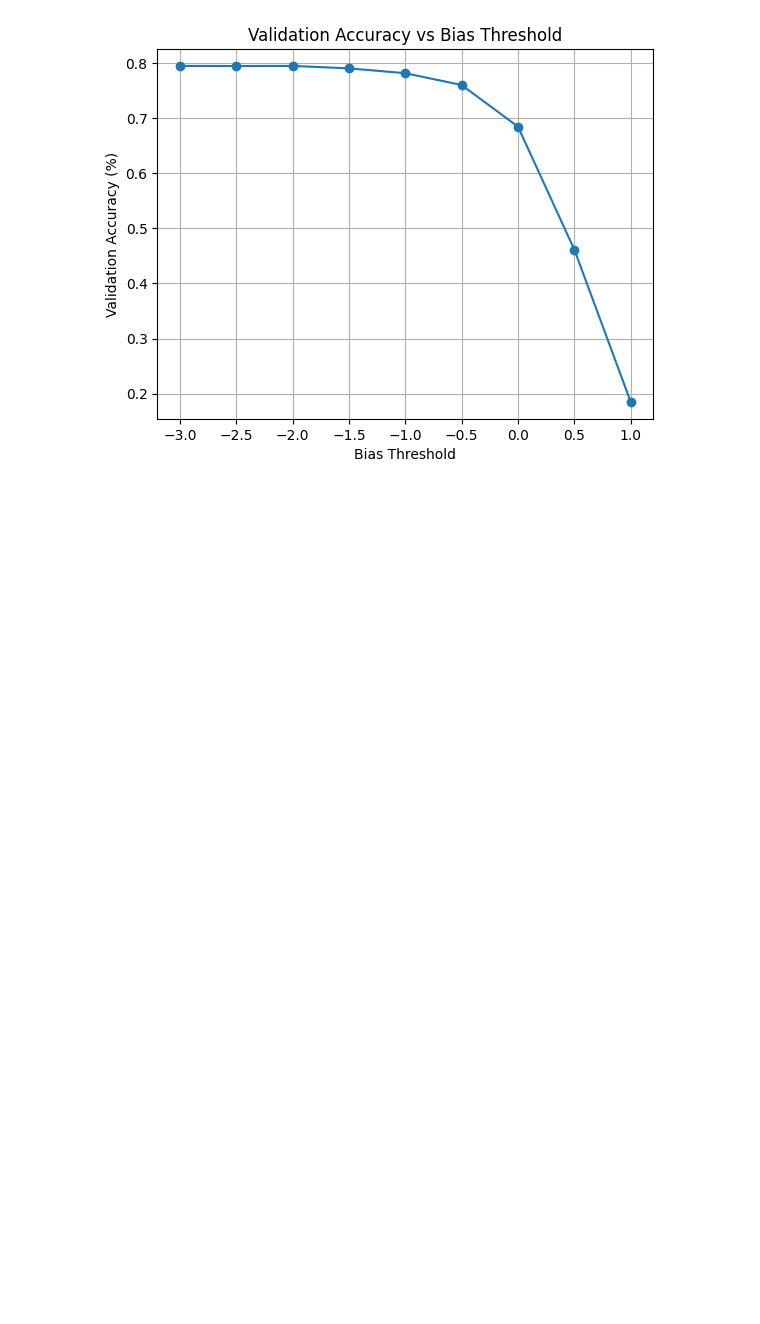
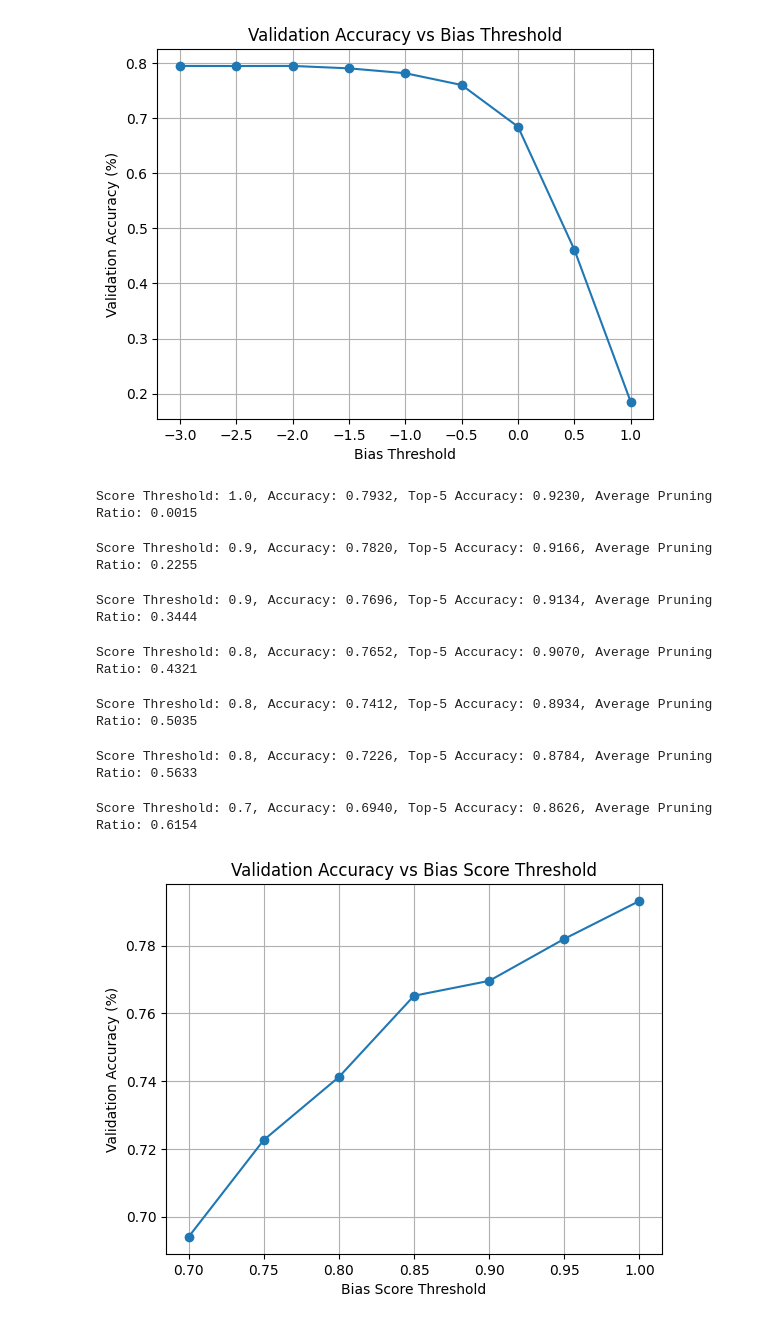
Before and after one commit to Carlosss543/attention-with-bias, a Jupyter notebook: forward_pruning.ipynb, the cells around one changed output. Saved outputs shown, nothing was run; the diff lists cells and outputs as text; code cells hidden in the pictures; blank space fills up the shorter version.

Commit message:
nouvelle méthode de pruning avec le score

```diff
--- a/forward_pruning.ipynb
+++ b/forward_pruning.ipynb
@@ -16,7 +16,8 @@ params = SimpleNamespace(
     img_size=224,
     batch_size=128,
     bias_threshold=None,
-    bias_topk=None
+    bias_topk=None,
+    bias_score_threshold=None
 )
 # %%
 print("Number of visible GPUs :", torch.cuda.device_count())
@@ -45,6 +32,6 @@ If you want to use the Quadro P400 GPU with PyTorch, please check the instructio
 # %%
-model = vit_custom(num_classes=params.num_classes, image_size=params.img_size, use_bias=True, bias_threshold=params.bias_threshold, bias_topk=params.bias_topk).to(device)
-checkpoint = torch.load("training_checkpoints/checkpoint6/vit_custom_epoch_200.pth")
+model = vit_custom(num_classes=params.num_classes, image_size=params.img_size, use_bias=True, bias_threshold=params.bias_threshold, bias_topk=params.bias_topk, bias_score_threshold=params.bias_score_threshold).to(device)
+checkpoint = torch.load("training_checkpoints/checkpoint1/vit_custom_epoch_200.pth")
 checkpoint = checkpoint["model_state_dict"]
 checkpoint = convert_qkv_to_q_k_v(checkpoint)
 model.load_state_dict(checkpoint)
@@ -170,3 +157,39 @@ Threshold: 0.0, Accuracy: 0.6842, Top-5 Accuracy: 0.8578, Average Pruning Ratio:
 Threshold: 0.5, Accuracy: 0.4612, Top-5 Accuracy: 0.6704, Average Pruning Ratio: 0.8160
 Threshold: 1.0, Accuracy: 0.1852, Top-5 Accuracy: 0.3668, Average Pruning Ratio: 0.8722
 [figure]
+# %%
+# plot accuracy en fonction du nombre de neurones prunés (score threshold)
+
+score_threshold_values = [1.0, 0.95, 0.9, 0.85, 0.8, 0.75, 0.7]
+acc_values = []
+avg_pruned_ratio_values = []
+
+for threshold in score_threshold_values:
+    model = vit_custom(num_classes=params.num_classes, image_size=params.img_size, use_bias=True, bias_threshold=None, bias_topk=None, bias_score_threshold=threshold).to(device)
+    checkpoint = torch.load("training_checkpoints/checkpoint1/vit_custom_epoch_200.pth")
+    checkpoint = checkpoint["model_state_dict"]
+    checkpoint = convert_qkv_to_q_k_v(checkpoint)
+    model.load_state_dict(checkpoint)
+    model.eval();
+
+    avg_loss, avg_acc, avg_acc_top5, avg_pruned_ratio = val_one_epoch(val_loader, model, torch.nn.CrossEntropyLoss(), device, wandb_log=False)
+    acc_values.append(avg_acc)
+    avg_pruned_ratio_values.append(avg_pruned_ratio)
+    print(f"Score Threshold: {threshold:.1f}, Accuracy: {avg_acc:.4f}, Top-5 Accuracy: {avg_acc_top5:.4f}, Average Pruning Ratio: {avg_pruned_ratio:.4f}")
+
+plt.plot(score_threshold_values, acc_values, marker='o')
+plt.title("Validation Accuracy vs Bias Score Threshold")
+plt.xlabel("Bias Score Threshold")
+plt.ylabel("Validation Accuracy (%)")
+plt.xticks(score_threshold_values)
+plt.grid()
+plt.show()
+# %% [output]
+Score Threshold: 1.0, Accuracy: 0.7932, Top-5 Accuracy: 0.9230, Average Pruning Ratio: 0.0015
+Score Threshold: 0.9, Accuracy: 0.7820, Top-5 Accuracy: 0.9166, Average Pruning Ratio: 0.2255
+Score Threshold: 0.9, Accuracy: 0.7696, Top-5 Accuracy: 0.9134, Average Pruning Ratio: 0.3444
+Score Threshold: 0.8, Accuracy: 0.7652, Top-5 Accuracy: 0.9070, Average Pruning Ratio: 0.4321
+Score Threshold: 0.8, Accuracy: 0.7412, Top-5 Accuracy: 0.8934, Average Pruning Ratio: 0.5035
+Score Threshold: 0.8, Accuracy: 0.7226, Top-5 Accuracy: 0.8784, Average Pruning Ratio: 0.5633
+Score Threshold: 0.7, Accuracy: 0.6940, Top-5 Accuracy: 0.8626, Average Pruning Ratio: 0.6154
+[figure, added]
```
Also changed, not shown: parts of 1 cell of this notebook, 2 other files.
